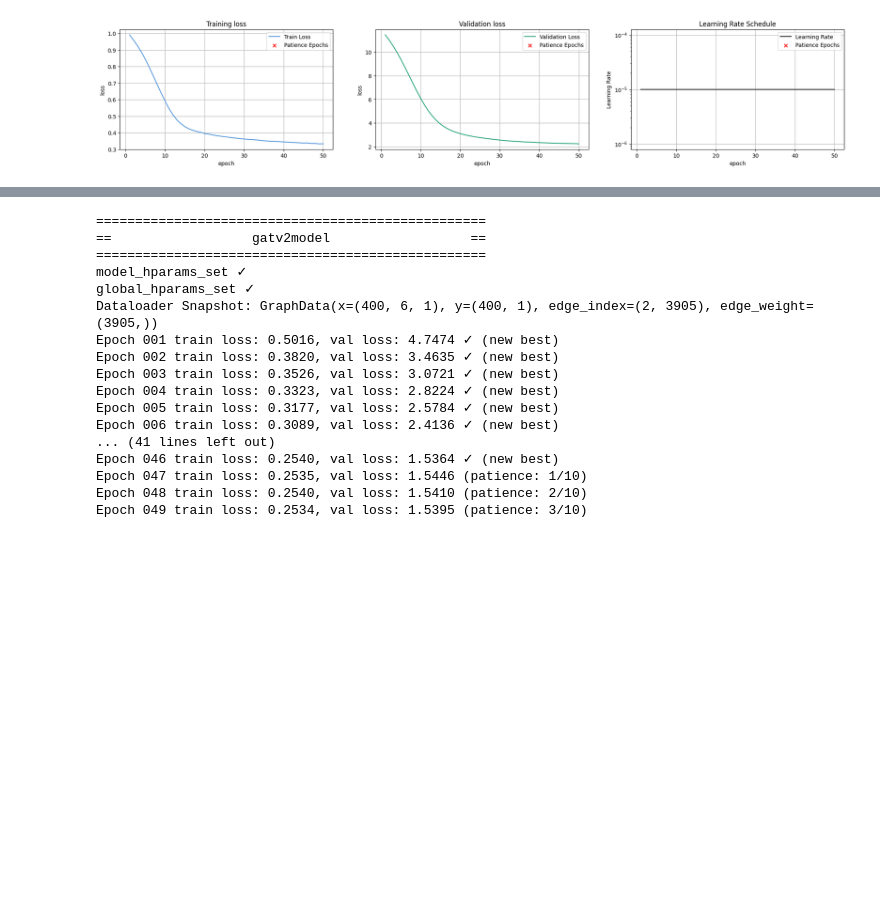
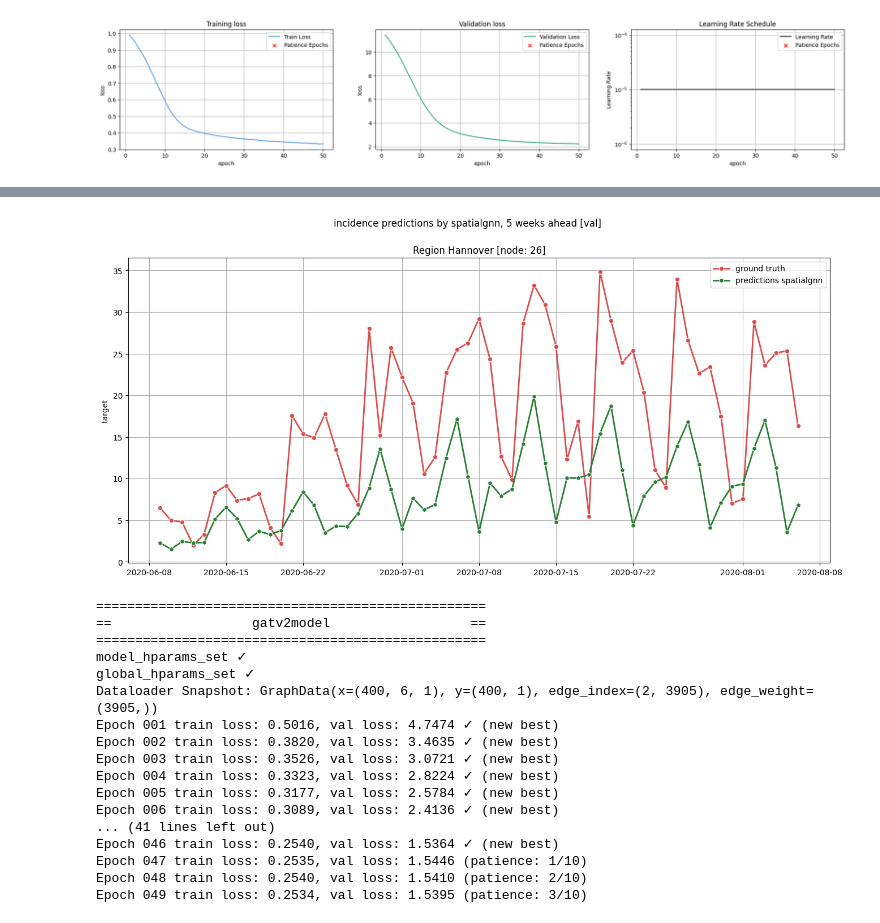
Before and after one commit to stends2001/infectious_disease_gnn, a Jupyter notebook: src/notebooks/daily covid cases.ipynb, the cells around one changed output, grey strips where cells are left out. Drawn from its saved outputs; the diff is of its cells as text; code cells hidden in the pictures; blank space fills up the shorter version.

```diff
--- a/src/notebooks/daily covid cases.ipynb
+++ b/src/notebooks/daily covid cases.ipynb
@@ -393,6 +91,7 @@ config = EpiConfig(
     disease             = disease_name,
     data_env_dir        = get_data_env(),
     date_range          = (min_date, max_date),
+    temporal_frquency   = "d",
     horizon_size        = horizon_size,
     sequence_length     = sequence_length,
     horizon_leadtime    = horizon_leadtime,
@@ -555,3 +254,7 @@ Test loss: 3.1217
 forecasted ✓
 [figure]
 [figure]
+# %%
+gcn.forecast('val')
+gcn.show_forecasts(26,'val').show()
+# %% [output]
@@ -558,3 +263,4 @@ forecasted ✓
+[figure, added]
 # %%
 from src.models import GATv2Model
 
```
Also changed, not shown: parts of 2 cells of this notebook, 4 other files.
